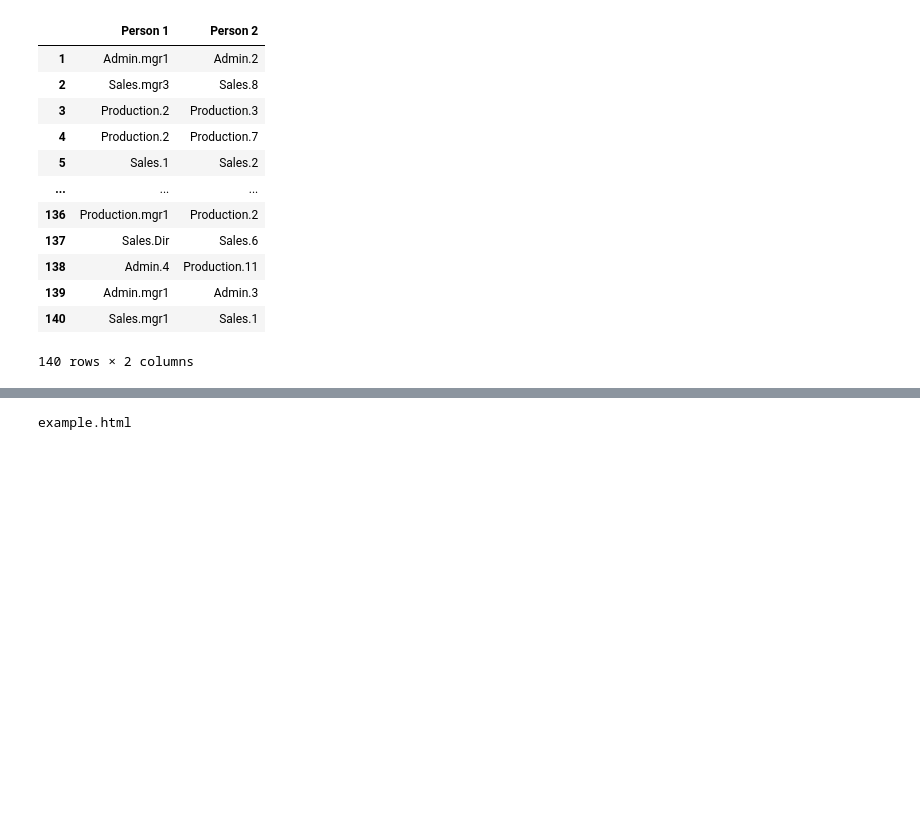
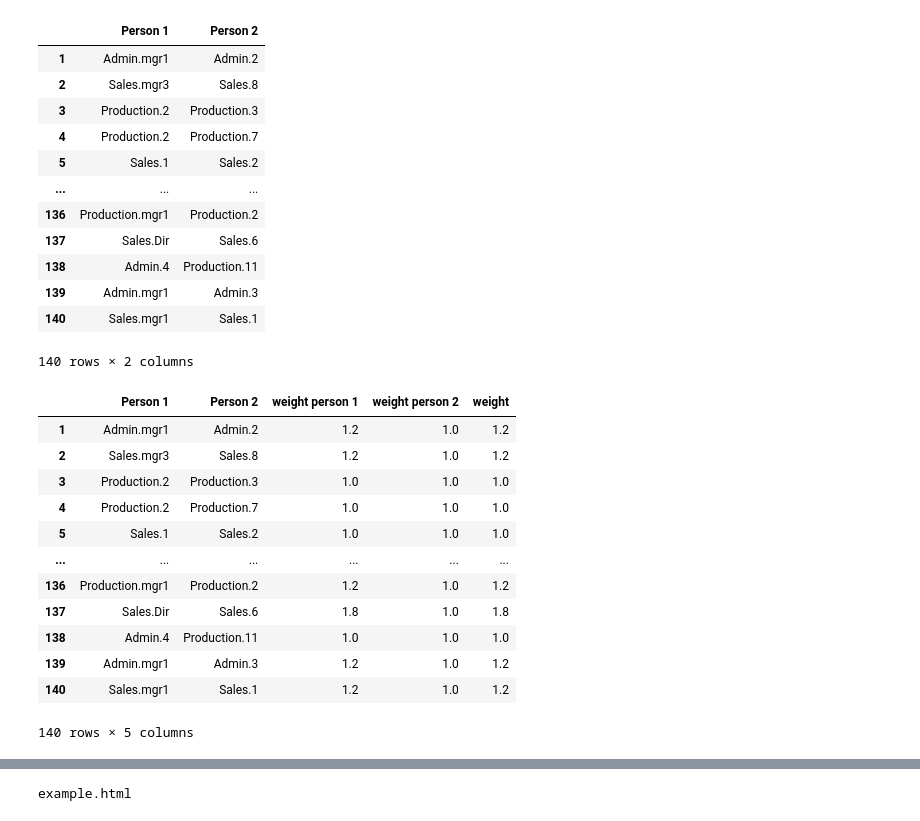
Before and after one commit to Rehann2/network_data_hr, a Jupyter notebook: network_analysis.ipynb, the cells around one changed output, grey strips where cells are left out. Saved outputs shown, nothing was run; the diff lists cells and outputs as text; code cells hidden in the pictures; blank space fills up the shorter version.

```diff
--- a/network_analysis.ipynb
+++ b/network_analysis.ipynb
@@ -20,5 +23,30 @@ data
 | 139 | Admin.mgr1 | Admin.3 |
 | 140 | Sales.mgr1 | Sales.1 |
 140 rows × 2 columns
+# %%
+data["weight person 1"] = 1
+data["weight person 1"] = data.apply(lambda x: 1.2 if x["Person 1"].split(".")[-1][0] == "m"
+                                     else (1.8 if x["Person 1"].split(".")[-1][0] == "D" else 1) , axis = 1)
+data["weight person 2"] = 1
+data["weight person 2"] = data.apply(lambda x: 1.2 if x["Person 2"].split(".")[-1][0] == "m"
+                                     else (1.8 if x["Person 2"].split(".")[-1][0] == "D" else 1) , axis = 1)
+data["weight person 1"] = data["weight person 1"].where(data["Person 1"]!="CEO", 3)
+data["weight person 2"] = data["weight person 2"].where(data["Person 2"]!="CEO", 3)
+data["weight"] = data["weight person 1"] * data["weight person 2"]
+data
+# %% [output]
+|  | Person 1 | Person 2 | weight person 1 | weight person 2 | weight |
+| 1 | Admin.mgr1 | Admin.2 | 1.2 | 1.0 | 1.2 |
+| 2 | Sales.mgr3 | Sales.8 | 1.2 | 1.0 | 1.2 |
+| 3 | Production.2 | Production.3 | 1.0 | 1.0 | 1.0 |
+| 4 | Production.2 | Production.7 | 1.0 | 1.0 | 1.0 |
+| 5 | Sales.1 | Sales.2 | 1.0 | 1.0 | 1.0 |
+| ... | ... | ... | ... | ... | ... |
+| 136 | Production.mgr1 | Production.2 | 1.2 | 1.0 | 1.2 |
+| 137 | Sales.Dir | Sales.6 | 1.8 | 1.0 | 1.8 |
+| 138 | Admin.4 | Production.11 | 1.0 | 1.0 | 1.0 |
+| 139 | Admin.mgr1 | Admin.3 | 1.2 | 1.0 | 1.2 |
+| 140 | Sales.mgr1 | Sales.1 | 1.2 | 1.0 | 1.2 |
+140 rows × 5 columns
 # %%
 G = nx.from_pandas_edgelist(data, source="Person 1", target="Person 2")
```
Also changed, not shown: parts of 15 cells of this notebook, 7 other files.
